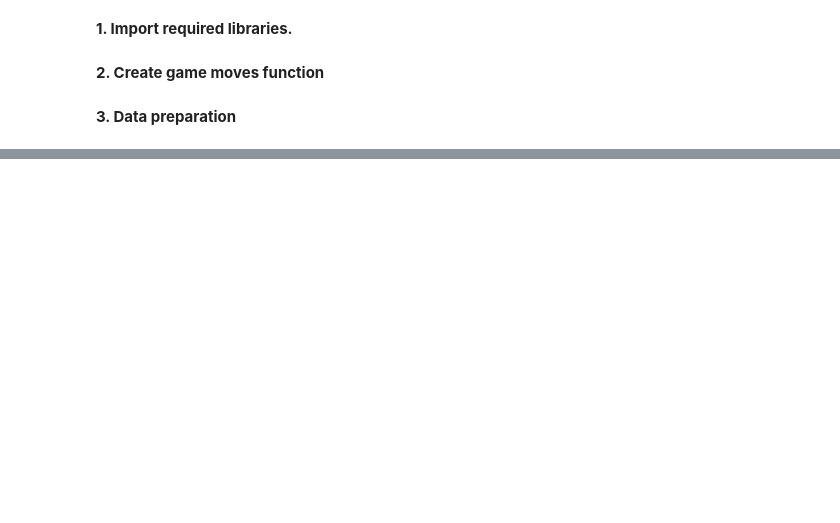
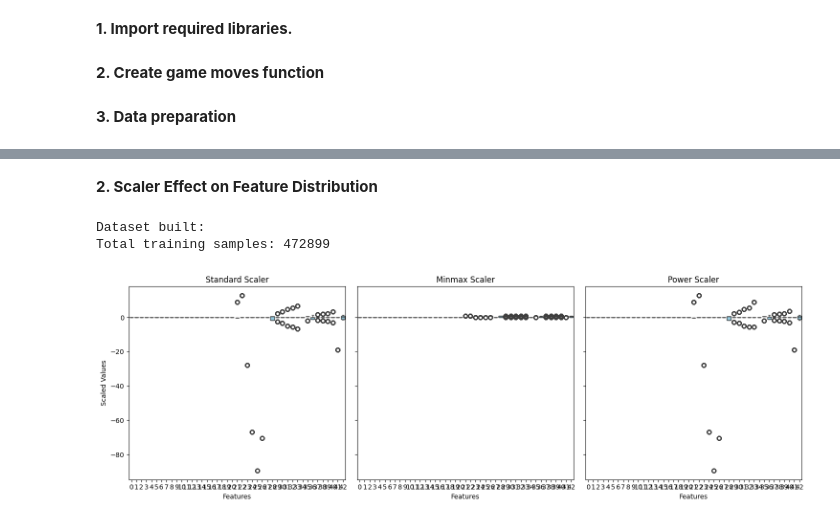
Before and after one commit to M00nlightbee/Connect4, a Jupyter notebook: MLAgent.ipynb, the cells around one changed output, grey strips where cells are left out. Saved outputs shown, nothing was run; the diff lists cells and outputs as text; code cells hidden in the pictures; blank space fills up the shorter version.

```diff
--- a/MLAgent.ipynb
+++ b/MLAgent.ipynb
@@ -420,0 +366,30 @@ All models trained with different scalers.
+# %% [markdown]
+**2. Scaler Effect on Feature Distribution**
+# %%
+def plot_scaler_effect(X, scaler_types):
+    fig, axes = plt.subplots(1, len(scaler_types), figsize=(15, 5), sharey=True)
+    for i, scaler_type in enumerate(scaler_types):
+        if scaler_type == 'standard':
+            scaler = StandardScaler()
+        elif scaler_type == 'minmax':
+            scaler = MinMaxScaler()
+        elif scaler_type == 'power':
+            scaler = PowerTransformer(method='yeo-johnson')
+        else:
+            continue
+
+        X_scaled = scaler.fit_transform(X)
+        sns.boxplot(data=X_scaled, ax=axes[i], color="skyblue")
+        axes[i].set_title(f"{scaler_type.capitalize()} Scaler")
+        axes[i].set_xlabel("Features")
+        axes[i].set_ylabel("Scaled Values")
+
+    plt.tight_layout()
+    plt.show()
+
+X, _ = data_set_prep()
+plot_scaler_effect(X, ['standard', 'minmax', 'power'])
+# %% [output]
+Dataset built:
+Total training samples: 472899
+[figure, added]
```
Also changed, not shown: parts of 26 cells of this notebook, 17 other files.
